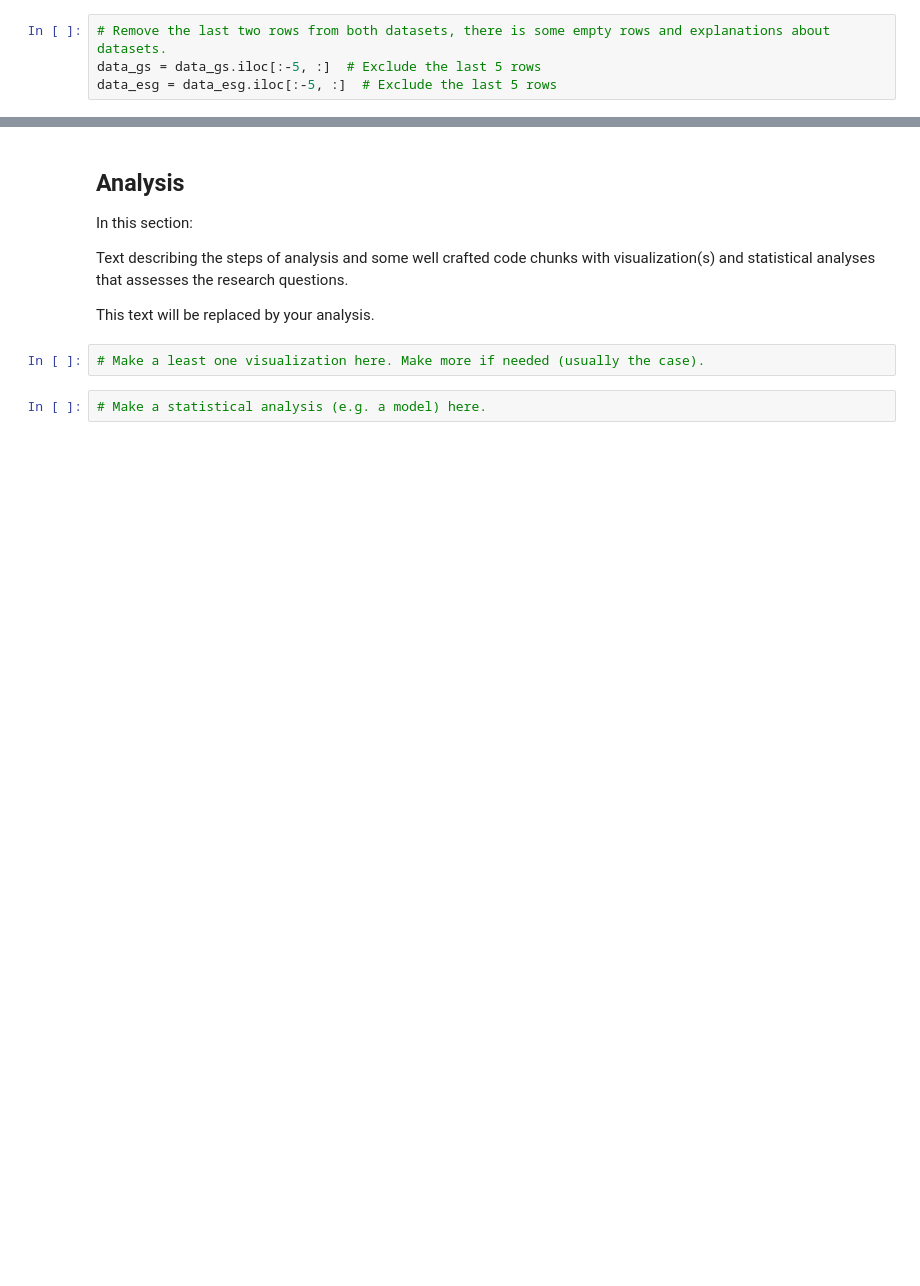
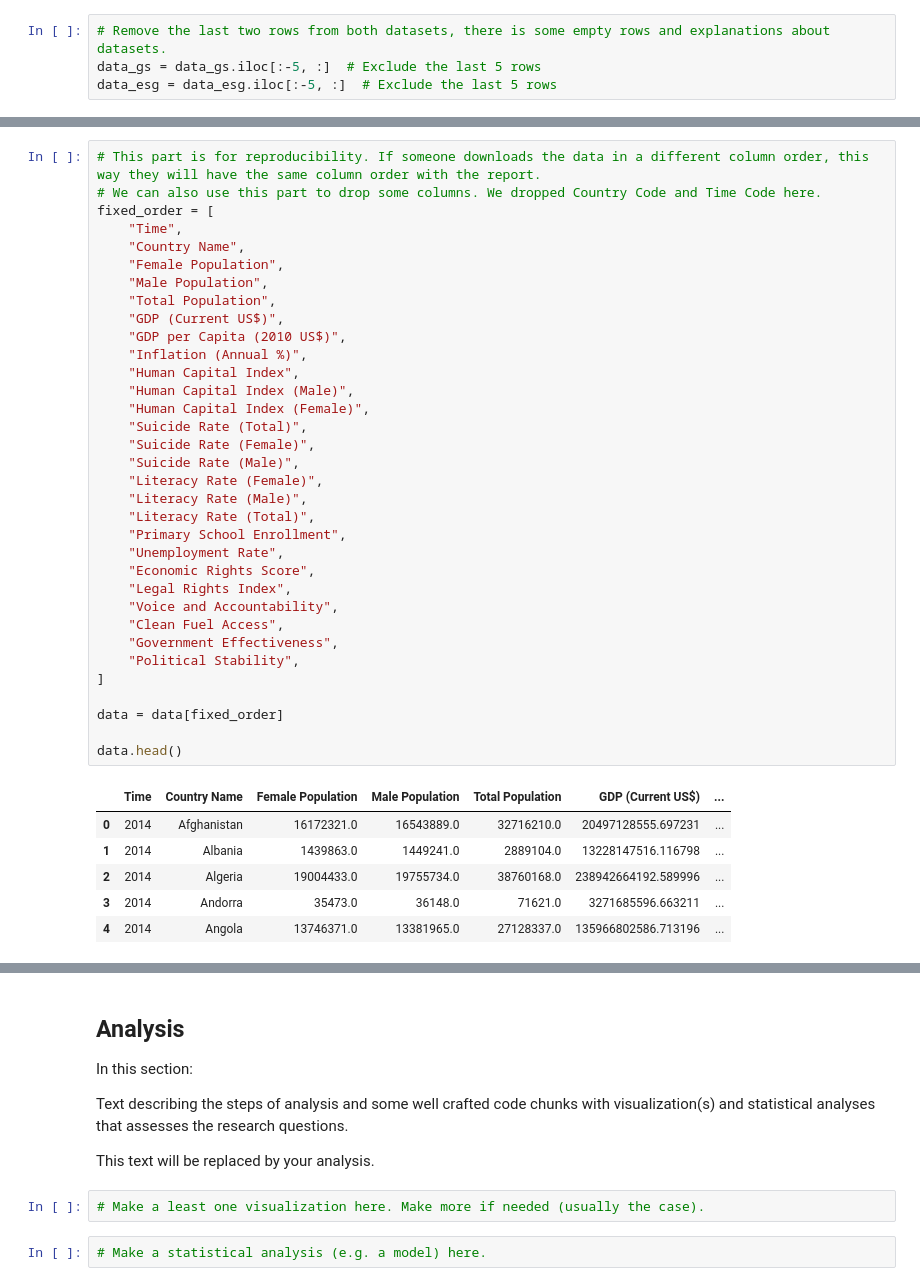
Before and after one commit to CU-F24-MDSSB-01-Concepts-Tools/FinalProject_7, a Jupyter notebook: report.ipynb, the cells around one changed output, grey strips where cells are left out. Saved outputs shown, nothing was run; the diff lists cells and outputs as text; blank space fills up the shorter version.

```diff
--- a/report.ipynb
+++ b/report.ipynb
@@ -52,0 +152,41 @@ data_esg = data_esg.iloc[:-5, :]  # Exclude the last 5 rows
+# %%
+# This part is for reproducibility. If someone downloads the data in a different column order, this way they will have the same column order with the report.
+# We can also use this part to drop some columns. We dropped Country Code and Time Code here.
+fixed_order = [
+    "Time",
+    "Country Name",
+    "Female Population",
+    "Male Population",
+    "Total Population",
+    "GDP (Current US$)",
+    "GDP per Capita (2010 US$)",
+    "Inflation (Annual %)",
+    "Human Capital Index",
+    "Human Capital Index (Male)",
+    "Human Capital Index (Female)",
+    "Suicide Rate (Total)",
+    "Suicide Rate (Female)",
+    "Suicide Rate (Male)",
+    "Literacy Rate (Female)",
+    "Literacy Rate (Male)",
+    "Literacy Rate (Total)",
+    "Primary School Enrollment",
+    "Unemployment Rate",
+    "Economic Rights Score",
+    "Legal Rights Index",
+    "Voice and Accountability",
+    "Clean Fuel Access",
+    "Government Effectiveness",
+    "Political Stability",
+]
+
+data = data[fixed_order]
+
+data.head()
+# %% [output]
+|  | Time | Country Name | Female Population | Male Population | Total Population | GDP (Current US$) | ... |
+| 0 | 2014 | Afghanistan | 16172321.0 | 16543889.0 | 32716210.0 | 20497128555.697231 | ... |
+| 1 | 2014 | Albania | 1439863.0 | 1449241.0 | 2889104.0 | 13228147516.116798 | ... |
+| 2 | 2014 | Algeria | 19004433.0 | 19755734.0 | 38760168.0 | 238942664192.589996 | ... |
+| 3 | 2014 | Andorra | 35473.0 | 36148.0 | 71621.0 | 3271685596.663211 | ... |
+| 4 | 2014 | Angola | 13746371.0 | 13381965.0 | 27128337.0 | 135966802586.713196 | ... |
```
Also changed, not shown: parts of 9 cells of this notebook.
